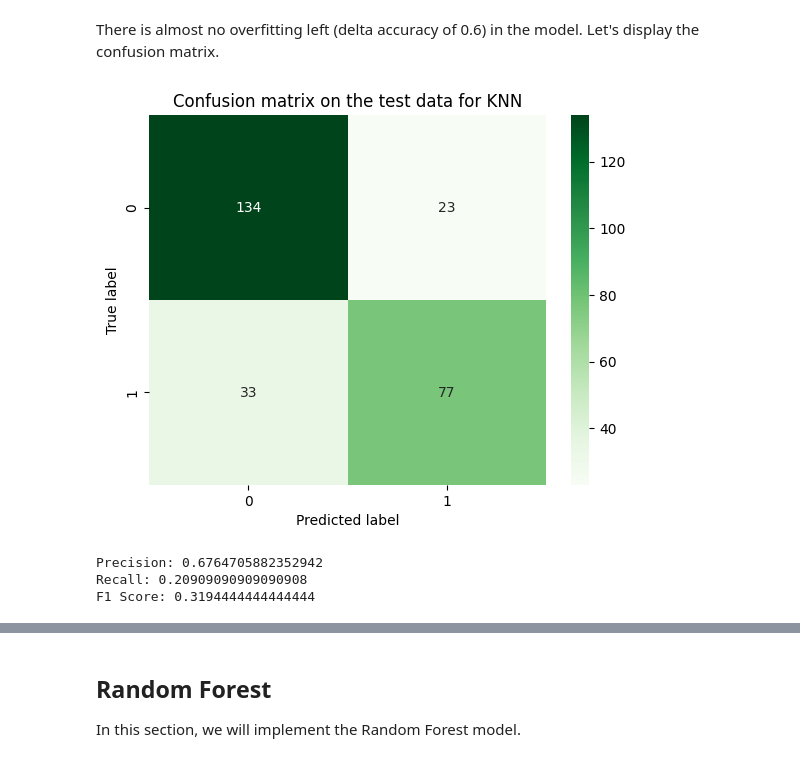
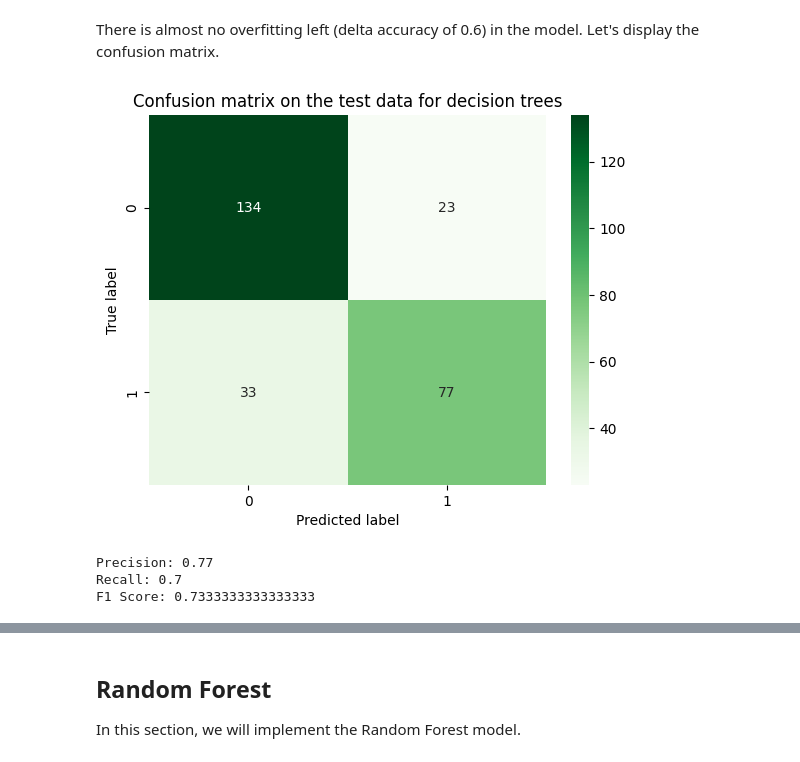
Before and after one commit to Gdeterline/Titanic_Survival_Prediction, a Jupyter notebook: main.ipynb, the cells around one changed output, grey strips where cells are left out. Drawn from its saved outputs; the diff is of its cells as text; code cells hidden in the pictures.

```diff
--- a/main.ipynb
+++ b/main.ipynb
@@ -704,20 +704,20 @@ Let's display the confusion matrix.
 # %%
 sns.heatmap(sk.metrics.confusion_matrix(y_test, y_test_DT_prediction), annot=True, fmt='d', cmap='Greens')
 plt.xlabel('Predicted label')
 plt.ylabel('True label')
-plt.title('Confusion matrix on the test data for KNN')
-plt.savefig("./data_analysis_plots/confusion_matrix_test_KNN")
+plt.title('Confusion matrix on the test data for decision trees')
+plt.savefig("./data_analysis_plots/confusion_matrix_test_DT")
 plt.show()
 
-precision = sk.metrics.precision_score(y_test, y_test_prediction)
-recall = sk.metrics.recall_score(y_test, y_test_prediction)
-f1 = sk.metrics.f1_score(y_test, y_test_prediction)
+precision = sk.metrics.precision_score(y_test, y_test_DT_prediction)
+recall = sk.metrics.recall_score(y_test, y_test_DT_prediction)
+f1 = sk.metrics.f1_score(y_test, y_test_DT_prediction)
 
 print("Precision: " + str(precision))
 print("Recall: " + str(recall))
 print("F1 Score: " + str(f1))
 # %% [output]
-[figure, old version]
+[figure, new version]
-Precision: 0.6764705882352942
-Recall: 0.20909090909090908
-F1 Score: 0.3194444444444444
+Precision: 0.77
+Recall: 0.7
+F1 Score: 0.7333333333333333
```
Also changed, not shown: parts of 18 cells of this notebook, 12 other files.
